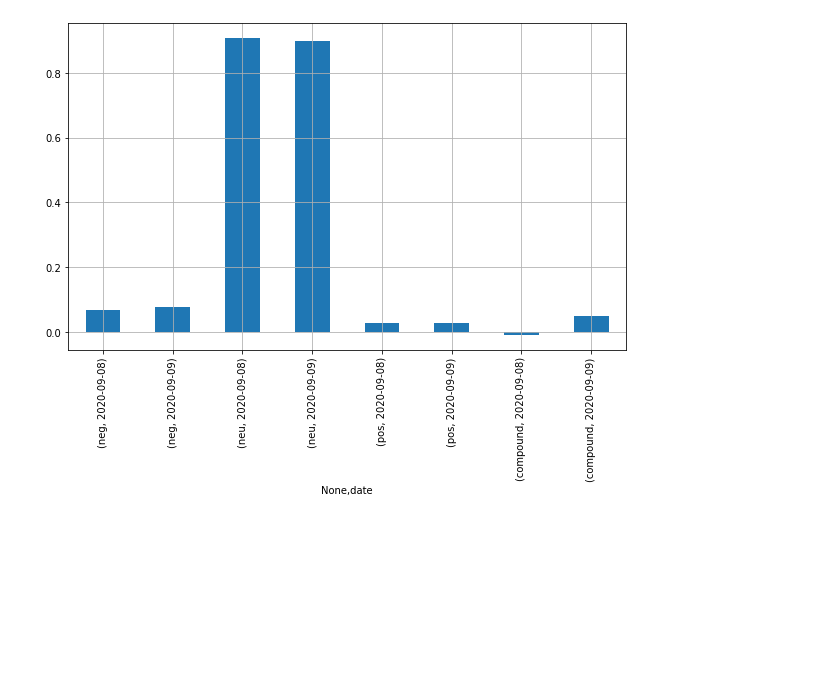
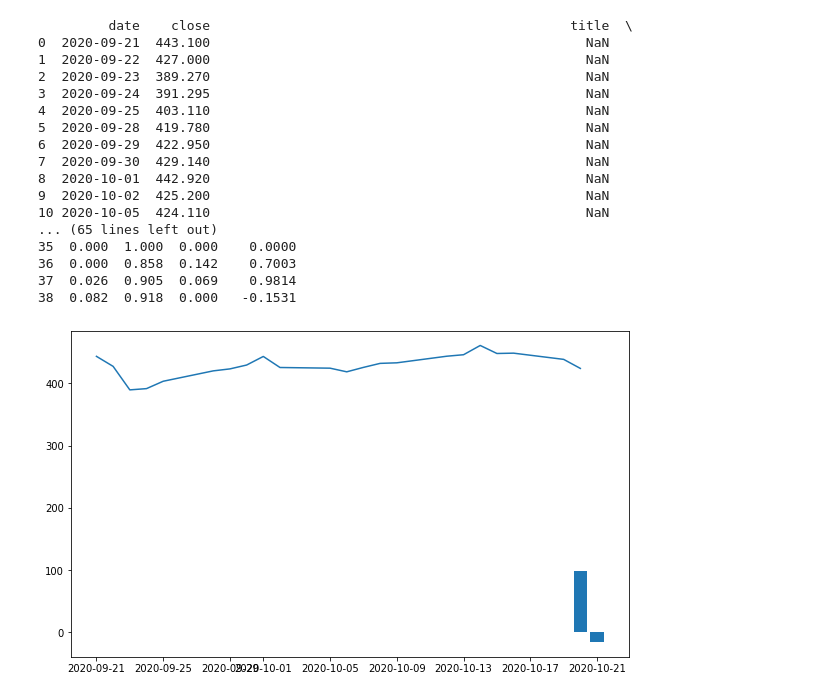
Before and after one commit to yidizhang/SpringBoard, a Jupyter notebook: sentiment_analysis.ipynb, the cells around one changed output. Drawn from its saved outputs; the diff is of its cells as text; code cells hidden in the pictures; blank space fills up the shorter version.

```diff
--- a/sentiment_analysis.ipynb
+++ b/sentiment_analysis.ipynb
@@ -22,0 +47,14 @@ print(List_of_news)
+# %%
+#pull data from yahoo finance for tesla's stock history
+url = "https://rapidapi.p.rapidapi.com/api/yahoo/hi/history/tsla/15m"
+
+headers = {
+    'x-rapidapi-host': "yahoo-finance15.p.rapidapi.com",
+    'x-rapidapi-key': "fe6bbed556msh5d9a20764b8f0cbp1f0d22jsnc1e17707cacf"
+    }
+
+response = requests.request("GET", url, headers=headers)
+#print(response.text)
+tsla_file = response.json()
+tsla_stock_price_list = tsla_file['items']
+print(tsla_stock_price_list)
@@ -22,0 +63,10 @@ print(List_of_news)
+# %%
+#make a dataframe using the list tsla_stock_price_list, which is a list of dictionaries
+tsla_stock_df=pd.DataFrame(tsla_stock_price_list).T[['date','close']]
+tsla_stock_df['date'] =pd.to_datetime(tsla_stock_df['date'], format='%d-%m-%Y')
+tsla_stock_df['close']=tsla_stock_df['close'].astype(float)
+
+tsla_stock_df=tsla_stock_df.groupby('date')[['close']].median().reset_index()
+#tsla_stock_df['date']=tsla_stock_df['date'].dt.strftime('%Y-%m-%d')
+#print(tsla_stock_df.dtypes)
+print(tsla_stock_df)
@@ -37,6 +105,7 @@ for each_news in List_of_news:
     parsed_and_scored_news = df_each_news.join(scores_df, rsuffix='_right')
     result_df = pd.concat([result_df,parsed_and_scored_news])
     #print(scores)
-
+result_df = result_df.sort_values('date')
+result_df['date'] =pd.to_datetime(result_df['date'], format='%Y-%m-%d')
 print(result_df)
 # %% [output]
@@ -60,16 +129,38 @@ print(result_df)
+# %%
+#merge the stock price dataframe with sentiment scores dataframe
+stock_sentiment_df = pd.merge(left=tsla_stock_df, right=result_df, how='outer', left_on='date', right_on='date')
+print(stock_sentiment_df)
+# %% [output]
+         date    close                                              title  \
+0  2020-09-21  443.100                                                NaN
+1  2020-09-22  427.000                                                NaN
+2  2020-09-23  389.270                                                NaN
+3  2020-09-24  391.295                                                NaN
+4  2020-09-25  403.110                                                NaN
+5  2020-09-28  419.780                                                NaN
+6  2020-09-29  422.950                                                NaN
+7  2020-09-30  429.140                                                NaN
+8  2020-10-01  442.920                                                NaN
+9  2020-10-02  425.200                                                NaN
+10 2020-10-05  424.110                                                NaN
+... (65 lines left out)
+35  0.000  1.000  0.000    0.0000
+36  0.000  0.858  0.142    0.7003
+37  0.026  0.905  0.069    0.9814
+38  0.082  0.918  0.000   -0.1531
 # %%
 #visualization
 plt.rcParams['figure.figsize'] = [10, 6]
 
 # Group by date and calculate the mean
-mean_scores = result_df.groupby(['date']).mean()
+#mean_scores = stock_sentiment_df.groupby(['date']).mean()
 
 # Unstack the column ticker
-mean_scores = mean_scores.unstack()
+#mean_scores = mean_scores.unstack()
 
-
+plt.plot(stock_sentiment_df['date'], stock_sentiment_df['close'])
 # Plot a bar chart with pandas
-mean_scores.plot(kind = 'bar')
-plt.grid()
+plt.bar(stock_sentiment_df['date'],stock_sentiment_df['compound']*100)
+plt.show()
 # %% [output]
-[figure, old version]
+[figure, new version]
```
Also changed, not shown: parts of 21 cells of this notebook.
